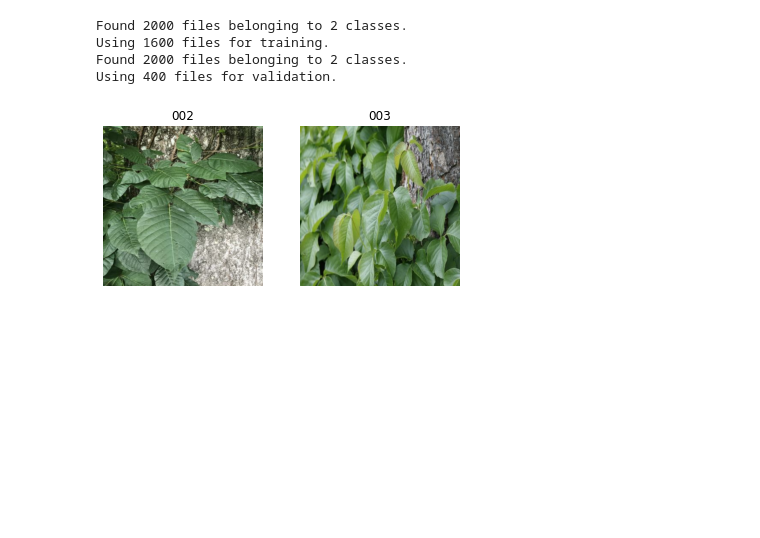
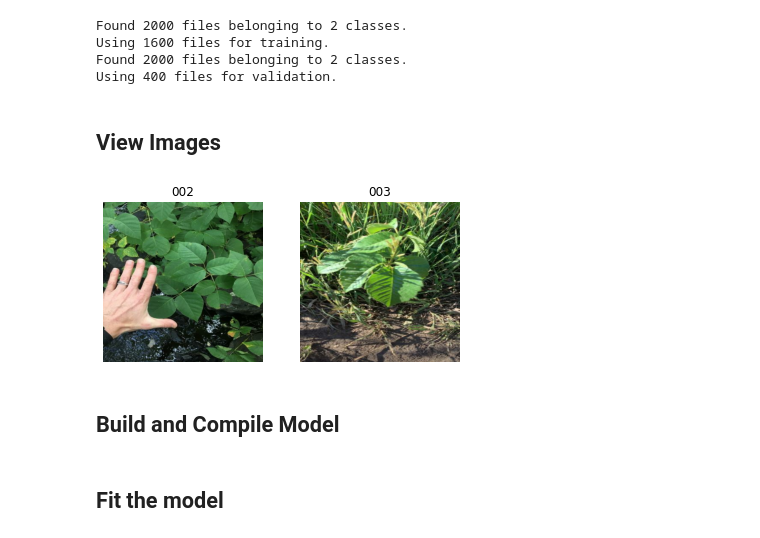
Before and after one commit to gregorywduke/IvySpotter, a Jupyter notebook: IS_TENSORFLOW.ipynb, the cells around one changed output. Cells and saved outputs as stored; diff of their text form; code cells hidden in the pictures; blank space fills up the shorter version.

Commit message:
Updated model code
Updated code to train and evaluate Keras Sequential model.

```diff
--- a/IS_TENSORFLOW.ipynb
+++ b/IS_TENSORFLOW.ipynb
@@ -58,15 +58,19 @@ Found 2000 files belonging to 2 classes.
 Using 1600 files for training.
 Found 2000 files belonging to 2 classes.
 Using 400 files for validation.
+# %% [markdown]
+## View Images
 # %%
-class_names = train_ds.class_names
+class_names = train_pi.class_names
 
 plt.figure(figsize=(10, 10))
 for images, labels in train_pi.take(1):
   for i in range(2):
     ax = plt.subplot(3, 3, i + 1)
     plt.imshow(images[i].numpy().astype("uint8"))
     plt.title(class_names[labels[i]])
     plt.axis("off")
 # %% [output]
-[figure, old version]
+[figure, new version]
+# %% [markdown]
+## Build and Compile Model
@@ -72,0 +97,2 @@ for images, labels in train_pi.take(1):
+# %% [markdown]
+## Fit the model
```
Also changed, not shown: parts of 5 cells of this notebook.
